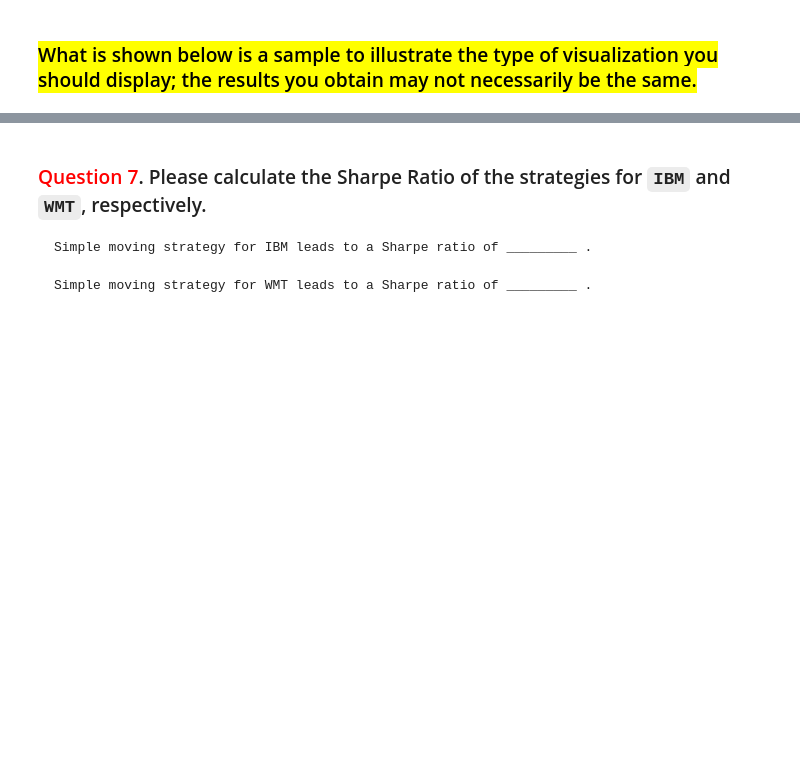
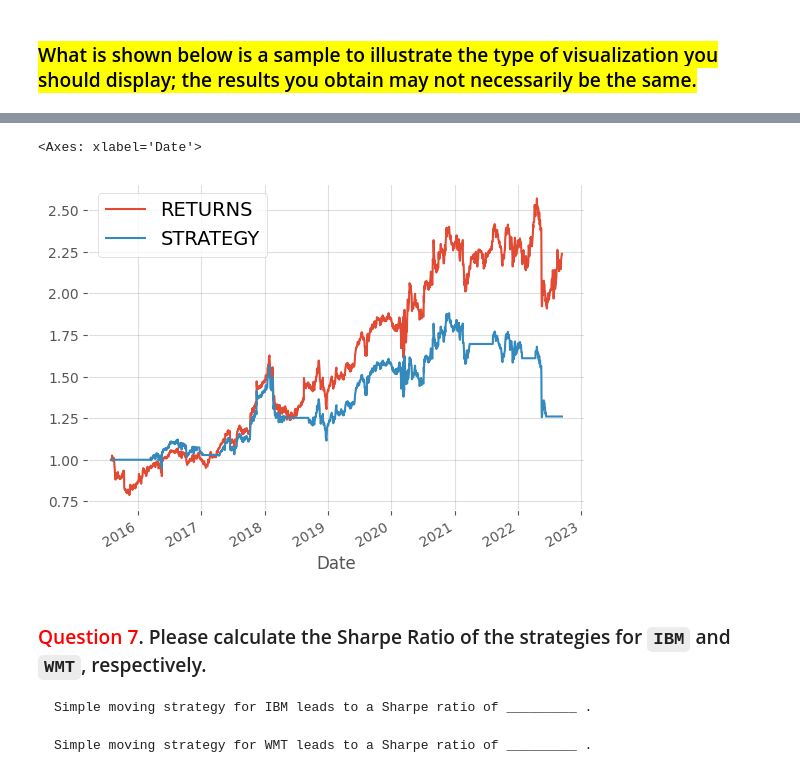
Before and after one commit to changjulian17/qf627, a Jupyter notebook: problem_set_4/QF627_Problem_Set_4.ipynb, the cells around one changed output, grey strips where cells are left out. Saved outputs shown, nothing was run; the diff lists cells and outputs as text; code cells hidden in the pictures; blank space fills up the shorter version.

```diff
--- a/problem_set_4/QF627_Problem_Set_4.ipynb
+++ b/problem_set_4/QF627_Problem_Set_4.ipynb
@@ -568,0 +751,8 @@ sub=\
+# %%
+BUY_or_SELL['RETURNS'] =\
+(
+    BUY_or_SELL['WMT'].pct_change().fillna(0).add(1).cumprod()
+)
+# %%
+BUY_or_SELL['STRATEGY'] =\
+(BUY_or_SELL['WMT'].pct_change().fillna(0) * BUY_or_SELL['BUY_or_SELL'] + 1).cumprod()
@@ -568,0 +776,5 @@ sub=\
+# %%
+BUY_or_SELL[['RETURNS', 'STRATEGY']].plot()
+# %% [output]
+<Axes: xlabel='Date'>
+[figure, added]
```
Also changed, not shown: parts of 30 cells of this notebook, 3 other files.
